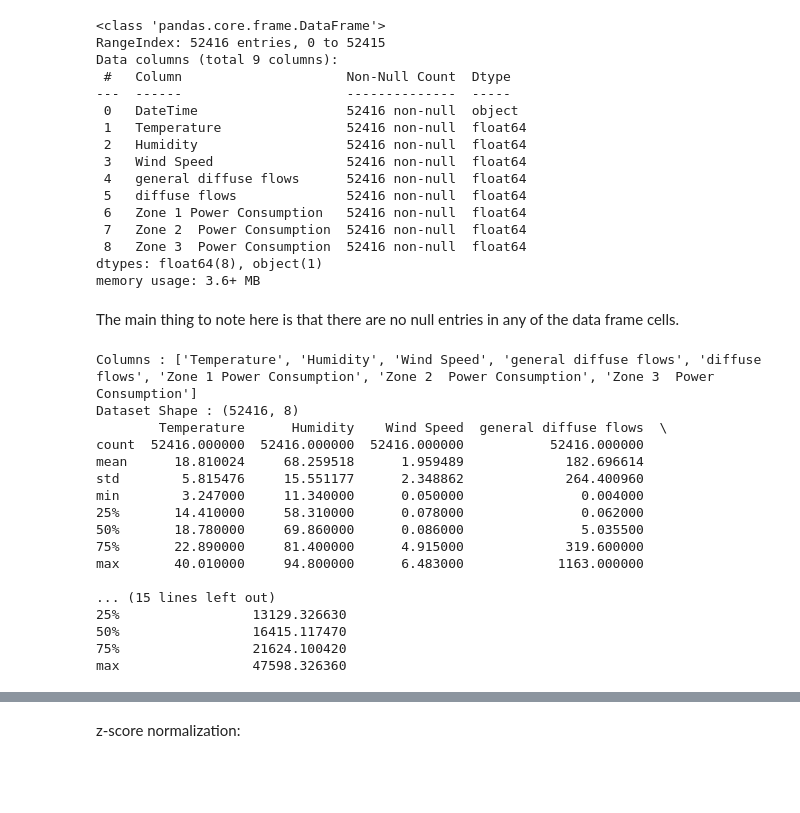
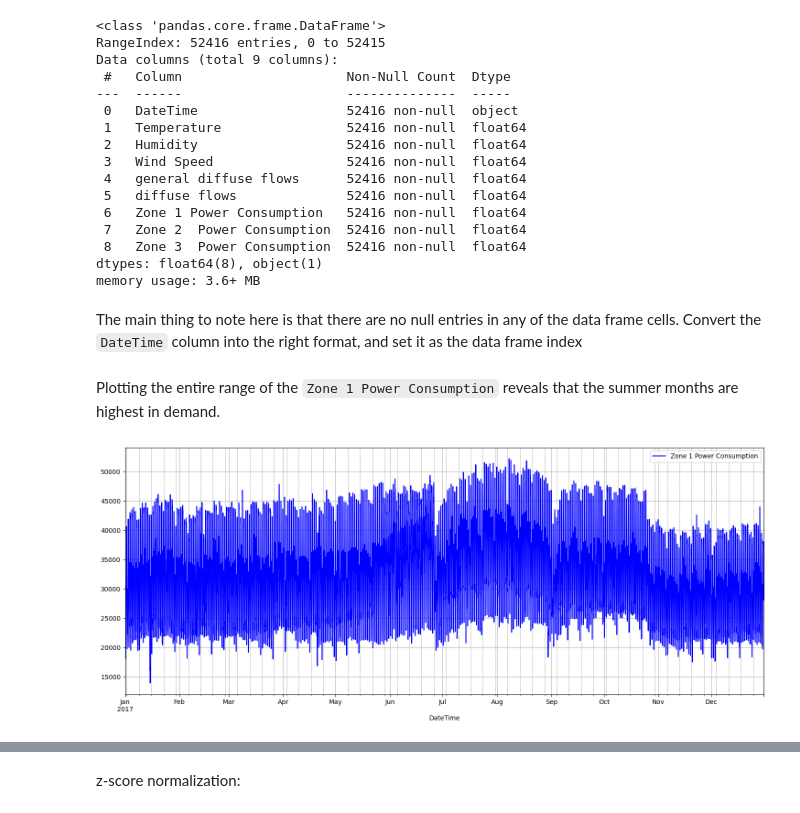
Before and after one commit to CamiloEmiliano/ML_samples, a Jupyter notebook: tetuan_power.ipynb, the cells around one changed output, grey strips where cells are left out. Saved outputs shown, nothing was run; the diff lists cells and outputs as text; code cells hidden in the pictures; blank space fills up the shorter version.

```diff
--- a/tetuan_power.ipynb
+++ b/tetuan_power.ipynb
@@ -69,43 +69,24 @@ Data columns (total 9 columns):
 dtypes: float64(8), object(1)
 memory usage: 3.6+ MB
 # %% [markdown]
-The main thing to note here is that there are no null entries in any of the data frame cells.
+The main thing to note here is that there are no null entries in any of the data frame cells. Convert the `DateTime` column into the right format, and set it as the data frame index
-# %%
-data_df             = pd.read_csv("tetuan_power.csv")
-data_df["DateTime"] = pd.to_datetime(data_df["DateTime"])
-data_df             = data_df.set_index('DateTime')
-data_df.columns     = [col.strip() for col in data_df.columns]
-print("Columns : {}".format(data_df.columns.values.tolist()))
-print("Dataset Shape : {}".format(data_df.shape))
-print(data_df.describe())
-# %% [output]
-Columns : ['Temperature', 'Humidity', 'Wind Speed', 'general diffuse flows', 'diffuse flows', 'Zone 1 Power Consumption', 'Zone 2  Power Consumption', 'Zone 3  Power Consumption']
-Dataset Shape : (52416, 8)
-        Temperature      Humidity    Wind Speed  general diffuse flows  \
-count  52416.000000  52416.000000  52416.000000           52416.000000
-mean      18.810024     68.259518      1.959489             182.696614
-std        5.815476     15.551177      2.348862             264.400960
-min        3.247000     11.340000      0.050000               0.004000
-25%       14.410000     58.310000      0.078000               0.062000
-50%       18.780000     69.860000      0.086000               5.035500
-75%       22.890000     81.400000      4.915000             319.600000
-max       40.010000     94.800000      6.483000            1163.000000
-
-... (15 lines left out)
-25%                 13129.326630
-50%                 16415.117470
-75%                 21624.100420
-max                 47598.326360
+# %%
+df_orig["DateTime"] = pd.to_datetime(df_orig["DateTime"])
+df_orig = df_orig.set_index('DateTime')
+# %% [markdown]
+Plotting the entire range of the `Zone 1 Power Consumption` reveals that the summer months are highest in demand.
 # %%
-data_df.loc["2017-1":"2017-12"].plot(
+df_orig.loc["2017-1":"2017-12"].plot(
     y="Zone 1 Power Consumption",
     figsize=(18, 7),
-    color="tomato",
+    color="blue",
     grid=True
 )
 plt.grid(
     which="minor",
     linestyle=":",
     linewidth="0.5",
     color="black"
 )
+# %% [output]
+[figure, added]
```
Also changed, not shown: parts of 6 cells of this notebook.
